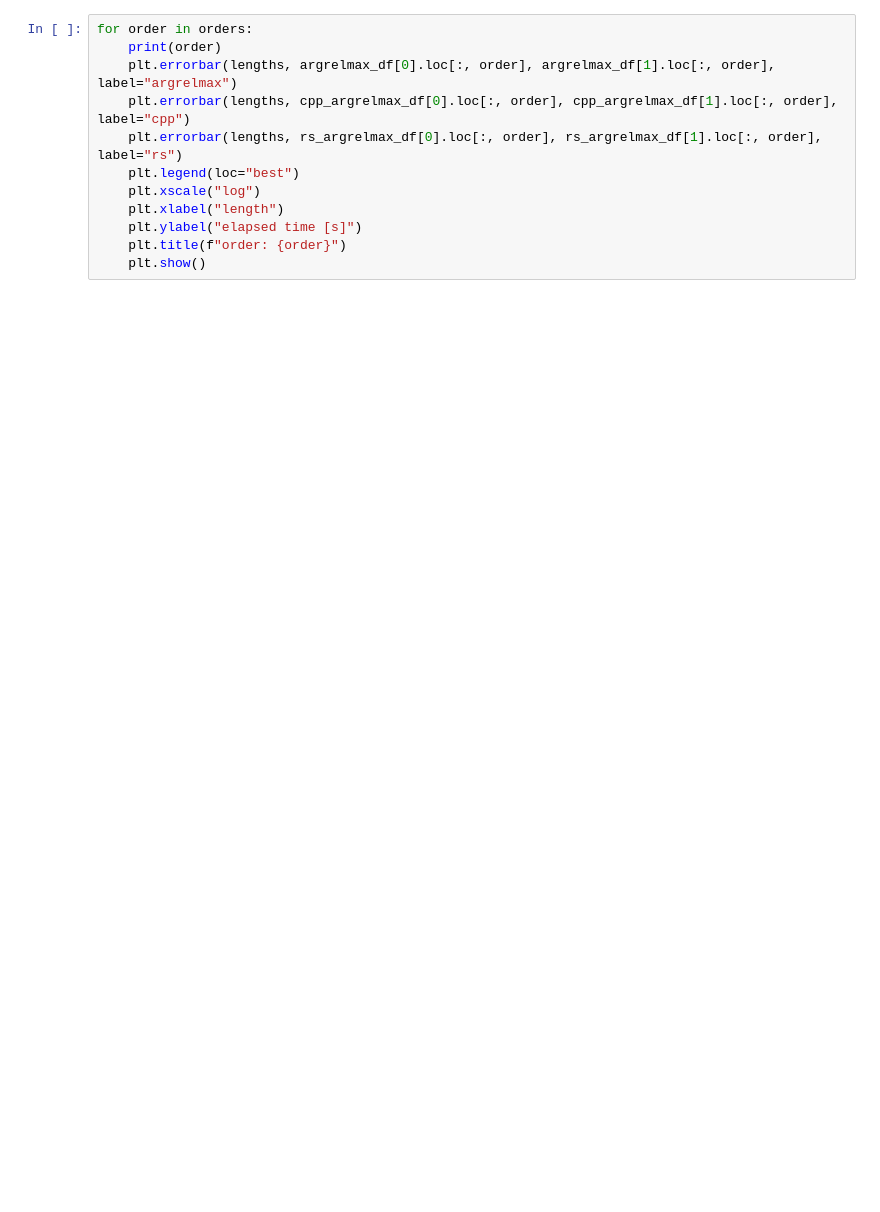
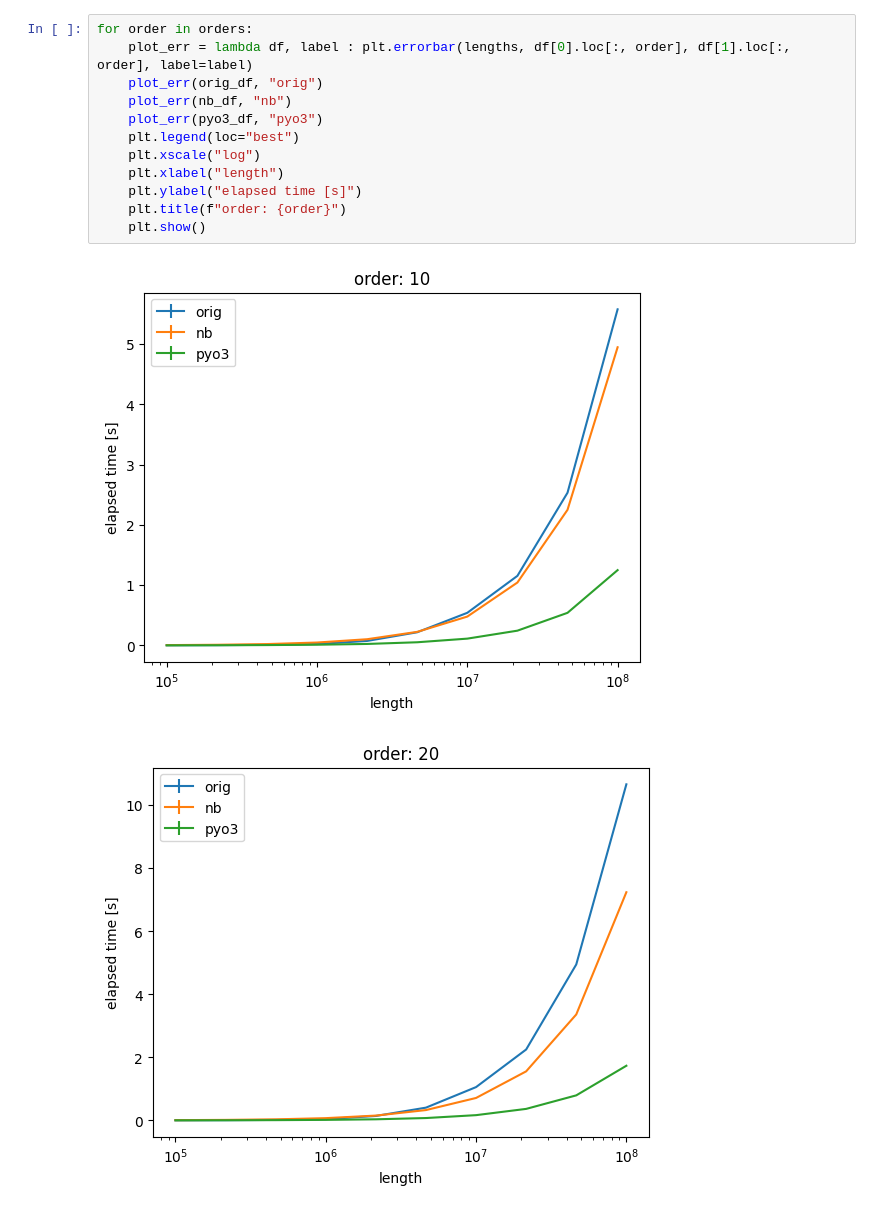
Before and after one commit to tsumli/python-binding, a Jupyter notebook: analysis.ipynb, the cells around one changed output. Drawn from its saved outputs; the diff is of its cells as text; blank space fills up the shorter version.

```diff
--- a/analysis.ipynb
+++ b/analysis.ipynb
@@ -65,12 +58,15 @@ for length in lengths:
 # %%
 for order in orders:
-    print(order)
-    plt.errorbar(lengths, argrelmax_df[0].loc[:, order], argrelmax_df[1].loc[:, order], label="argrelmax")
-    plt.errorbar(lengths, cpp_argrelmax_df[0].loc[:, order], cpp_argrelmax_df[1].loc[:, order], label="cpp")
-    plt.errorbar(lengths, rs_argrelmax_df[0].loc[:, order], rs_argrelmax_df[1].loc[:, order], label="rs")
+    plot_err = lambda df, label : plt.errorbar(lengths, df[0].loc[:, order], df[1].loc[:, order], label=label)
+    plot_err(orig_df, "orig")
+    plot_err(nb_df, "nb")
+    plot_err(pyo3_df, "pyo3")
     plt.legend(loc="best")
     plt.xscale("log")
     plt.xlabel("length")
     plt.ylabel("elapsed time [s]")
     plt.title(f"order: {order}")
     plt.show()
+# %% [output]
+[figure, added]
+[figure, added]
```
Also changed, not shown: parts of 9 cells of this notebook, 19 other files.
